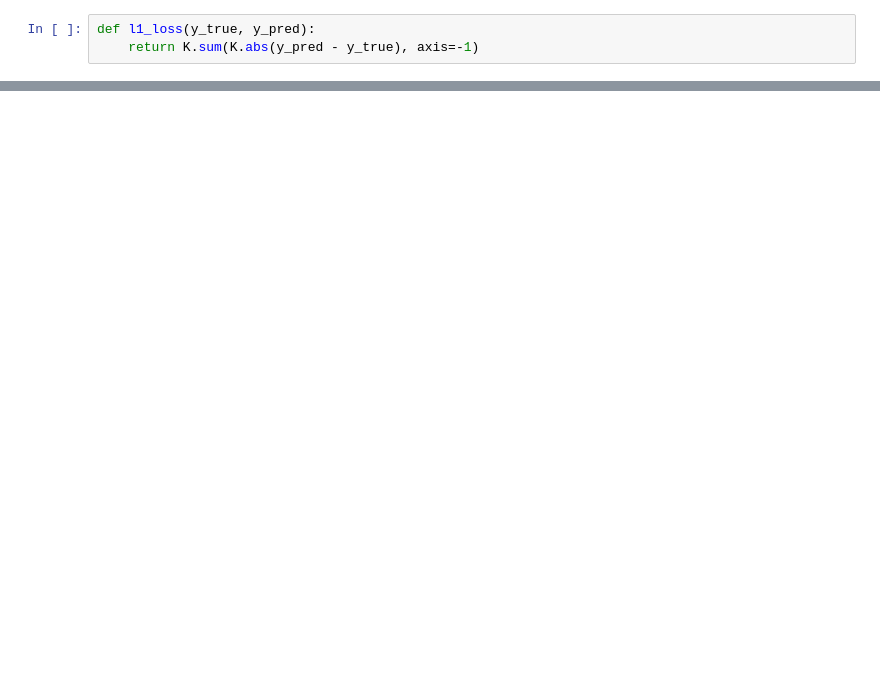
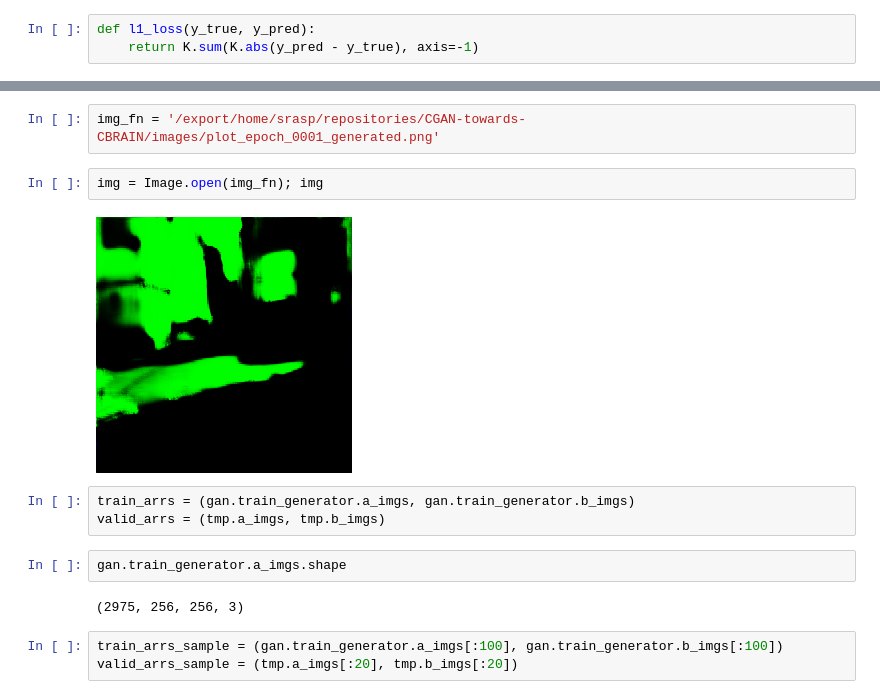
Before and after one commit to raspstephan/CGAN-towards-CBRAIN, a Jupyter notebook: notebooks/gan_development.ipynb, the cells around one changed output, grey strips where cells are left out. Drawn from its saved outputs; the diff is of its cells as text; blank space fills up the shorter version.

Commit message:
Produced an image, yay... it's garbage of course, but still

```diff
--- a/notebooks/gan_development.ipynb
+++ b/notebooks/gan_development.ipynb
@@ -446,0 +470,16 @@ class GAN(object):
+# %%
+img_fn = '/export/home/srasp/repositories/CGAN-towards-CBRAIN/images/plot_epoch_0001_generated.png'
+# %%
+img = Image.open(img_fn); img
+# %% [output]
+[figure, added]
+# %%
+train_arrs = (gan.train_generator.a_imgs, gan.train_generator.b_imgs)
+valid_arrs = (tmp.a_imgs, tmp.b_imgs)
+# %%
+gan.train_generator.a_imgs.shape
+# %% [output]
+(2975, 256, 256, 3)
+# %%
+train_arrs_sample = (gan.train_generator.a_imgs[:100], gan.train_generator.b_imgs[:100])
+valid_arrs_sample = (tmp.a_imgs[:20], tmp.b_imgs[:20])
```
Also changed, not shown: parts of 17 cells of this notebook, 2 other files.
